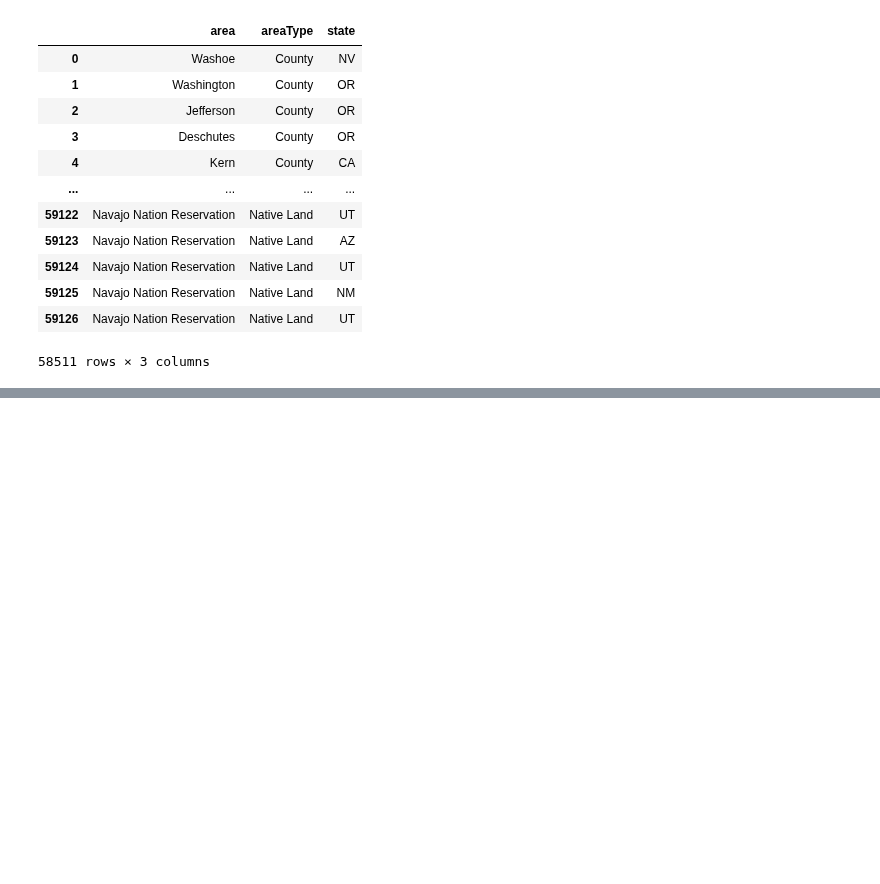
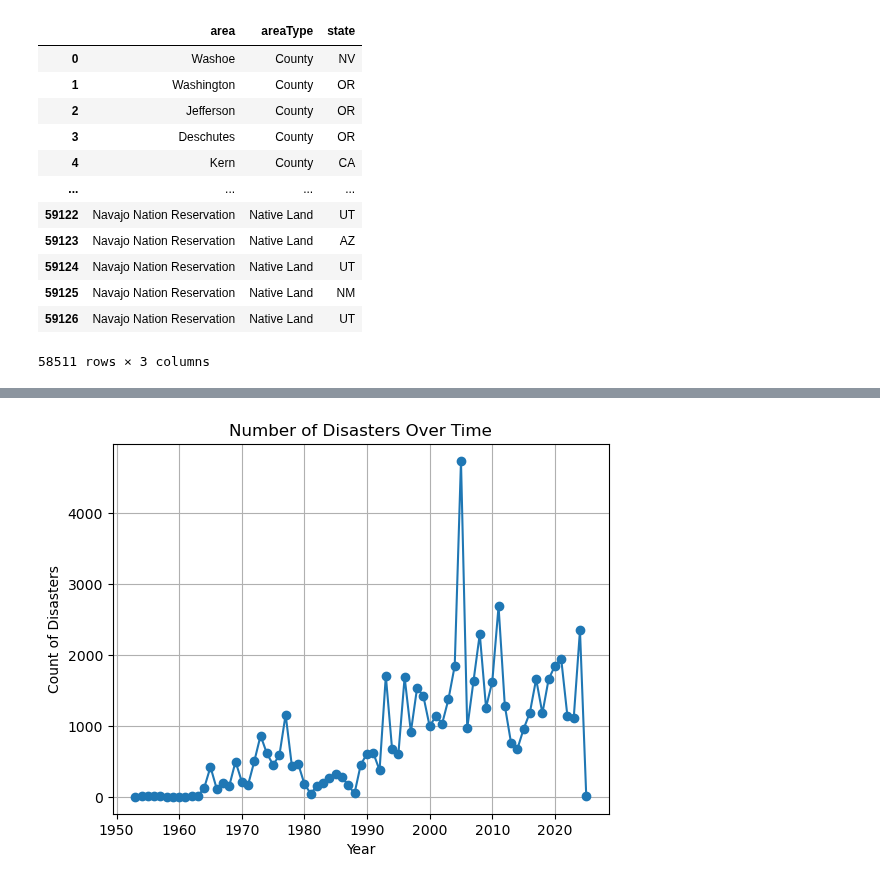
Before and after one commit to Neelka96/HavocMapper, a Jupyter notebook: data_pipeline.ipynb, the cells around one changed output, grey strips where cells are left out. Drawn from its saved outputs; the diff is of its cells as text; code cells hidden in the pictures; blank space fills up the shorter version.

```diff
--- a/data_pipeline.ipynb
+++ b/data_pipeline.ipynb
@@ -413,0 +485,16 @@ geocode_df = pd.Series(coordinates)
+# %%
+# Extract year from declarationDate
+fema_disasters['declarationYear'] = fema_disasters['declarationDate'].dt.year
+
+# Count disasters by year
+yearly_disasters = fema_disasters['declarationYear'].value_counts().sort_index()
+
+# Plot trends over time
+plt.plot(yearly_disasters.index, yearly_disasters.values, marker='o')
+plt.title("Number of Disasters Over Time")
+plt.xlabel("Year")
+plt.ylabel("Count of Disasters")
+plt.grid()
+plt.show()
+# %% [output]
+[figure, added]
```
Also changed, not shown: parts of 17 cells of this notebook.
